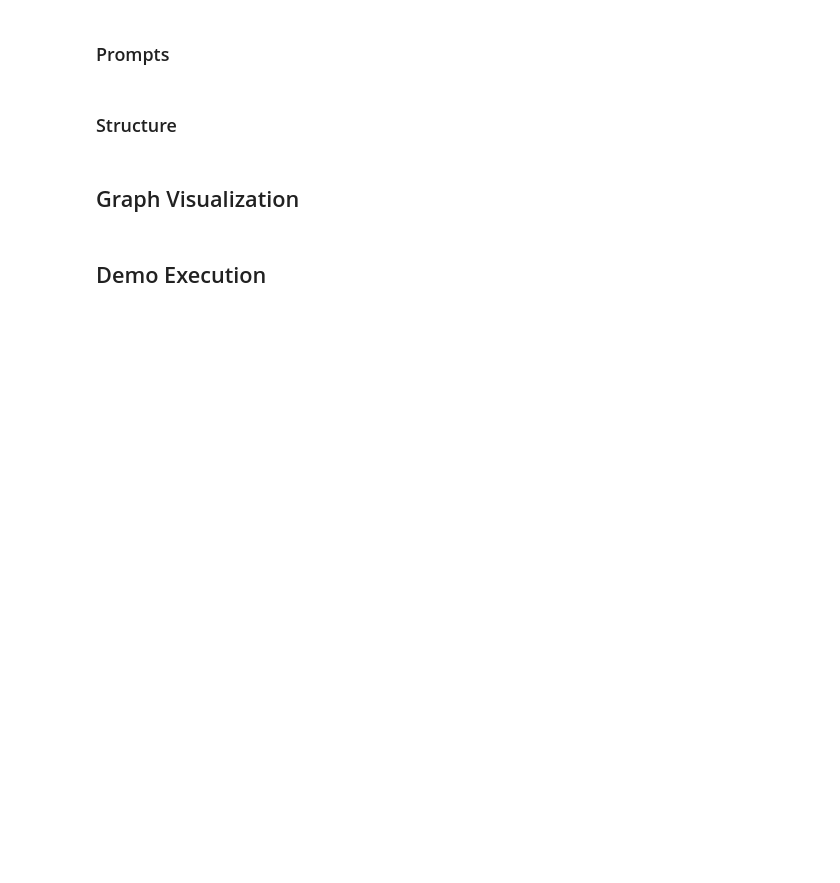
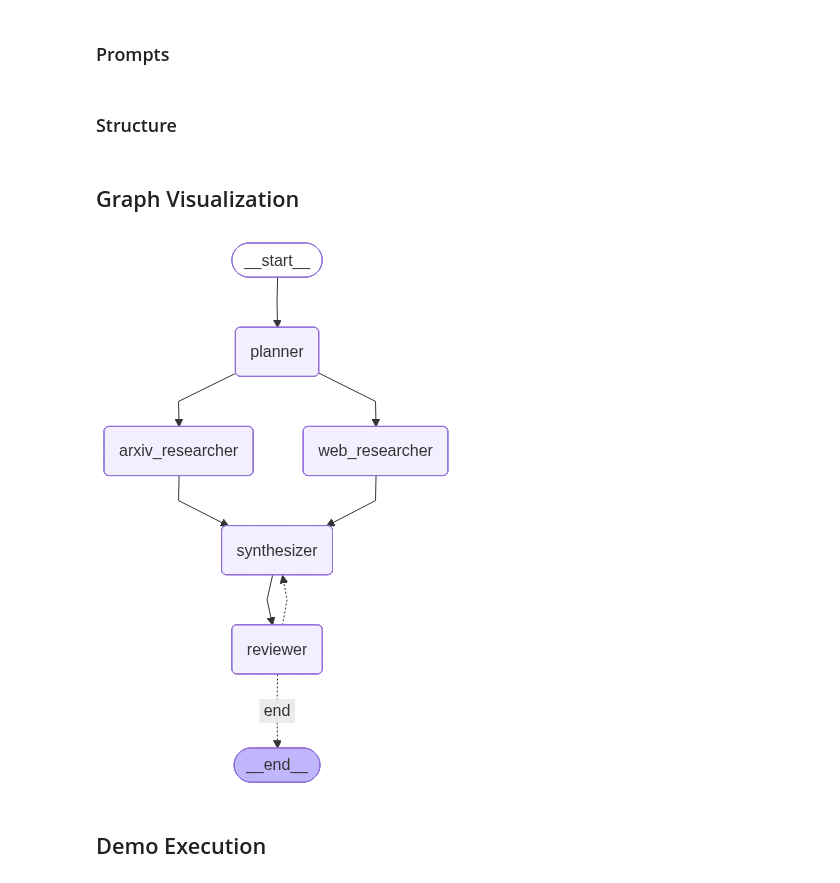
Before and after one commit to dmitryglhf/llm-labs, a Jupyter notebook: lab1/notebook.ipynb, the cells around one changed output. Saved outputs shown, nothing was run; the diff lists cells and outputs as text; code cells hidden in the pictures; blank space fills up the shorter version.

```diff
--- a/lab1/notebook.ipynb
+++ b/lab1/notebook.ipynb
@@ -546,5 +548,8 @@ app = g.compile()
 # %%
-mo.mermaid(app.get_graph().draw_mermaid())
+b = app.get_graph().draw_mermaid_png()
+Image(data=b)
+# %% [output]
+[figure, added]
 # %% [markdown]
 ## Demo Execution
 # %%
```
Also changed, not shown: parts of 4 cells of this notebook, 3 other files.
